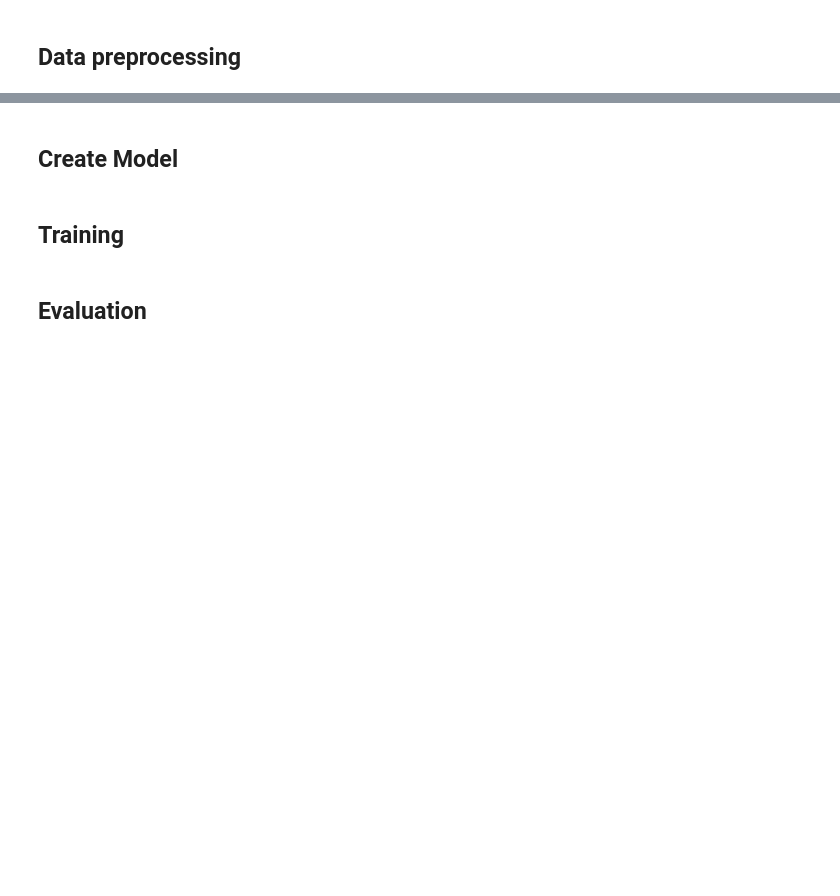
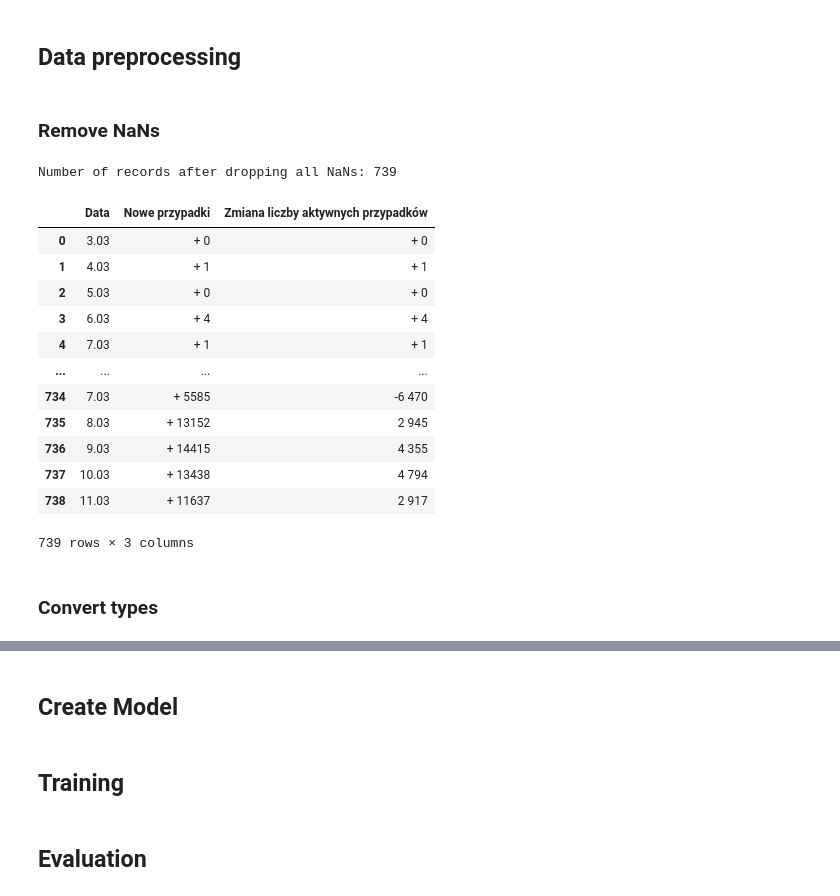
Before and after one commit to PsimonL/DeepLearningProject, a Jupyter notebook: Project.ipynb, the cells around one changed output, grey strips where cells are left out. Drawn from its saved outputs; the diff is of its cells as text; code cells hidden in the pictures; blank space fills up the shorter version.

```diff
--- a/Project.ipynb
+++ b/Project.ipynb
@@ -15,2 +16,16 @@ import sklearn
 # %% [markdown]
 ## Load dataset
+# %%
+df = pd.read_csv('DataSets/COVID-19_w_Polsce-Wzrost.csv', sep=';', usecols=["Data", "Nowe przypadki", "Zmiana liczby aktywnych przypadków"])
+print(df.head())
+print(df.tail())
+print(f"Number of records: {len(df)}")
+print("Labels types:")
+print(f"{df.dtypes}")
+
+# table = df.values.tolist()
+# headers = df.columns.tolist()
+# print(tabulate(table, headers=headers, tablefmt="pretty"))
+
+# styled_df = df.style.format('{:^10}').set_properties(**{'border': '1px solid black', 'text-align': 'center'}).set_table_styles([{'selector': 'th', 'props': [('border', '1px solid black')]}])
+# styled_df
@@ -17,2 +51,28 @@ import sklearn
 # %% [markdown]
 ## Data preprocessing
+# %% [markdown]
+### Remove NaNs
+# %%
+df = df.dropna()
+# for index, row in df.iterrows():
+#     if pd.isna(row['Data']):
+#         df.drop(index, inplace=True)
+print(f"Number of records after dropping all NaNs: {len(df)}")
+df
+# %% [output]
+Number of records after dropping all NaNs: 739
+|  | Data | Nowe przypadki | Zmiana liczby aktywnych przypadków |
+| 0 | 3.03 | + 0 | + 0 |
+| 1 | 4.03 | + 1 | + 1 |
+| 2 | 5.03 | + 0 | + 0 |
+| 3 | 6.03 | + 4 | + 4 |
+| 4 | 7.03 | + 1 | + 1 |
+| ... | ... | ... | ... |
+| 734 | 7.03 | + 5585 | -6 470 |
+| 735 | 8.03 | + 13152 | 2 945 |
+| 736 | 9.03 | + 14415 | 4 355 |
+| 737 | 10.03 | + 13438 | 4 794 |
+| 738 | 11.03 | + 11637 | 2 917 |
+739 rows × 3 columns
+# %% [markdown]
+### Convert types
```
Also changed, not shown: parts of 17 cells of this notebook.
